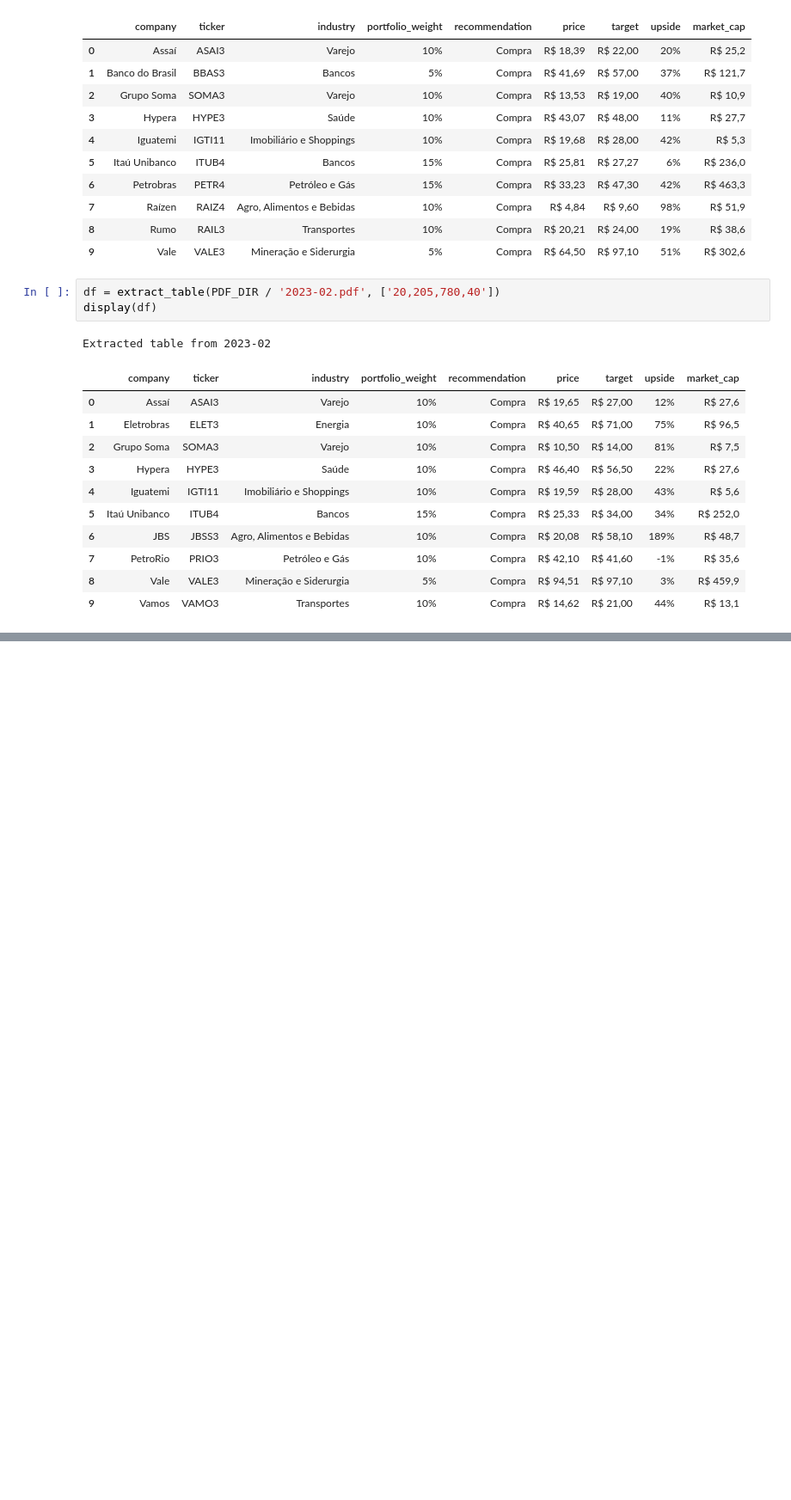
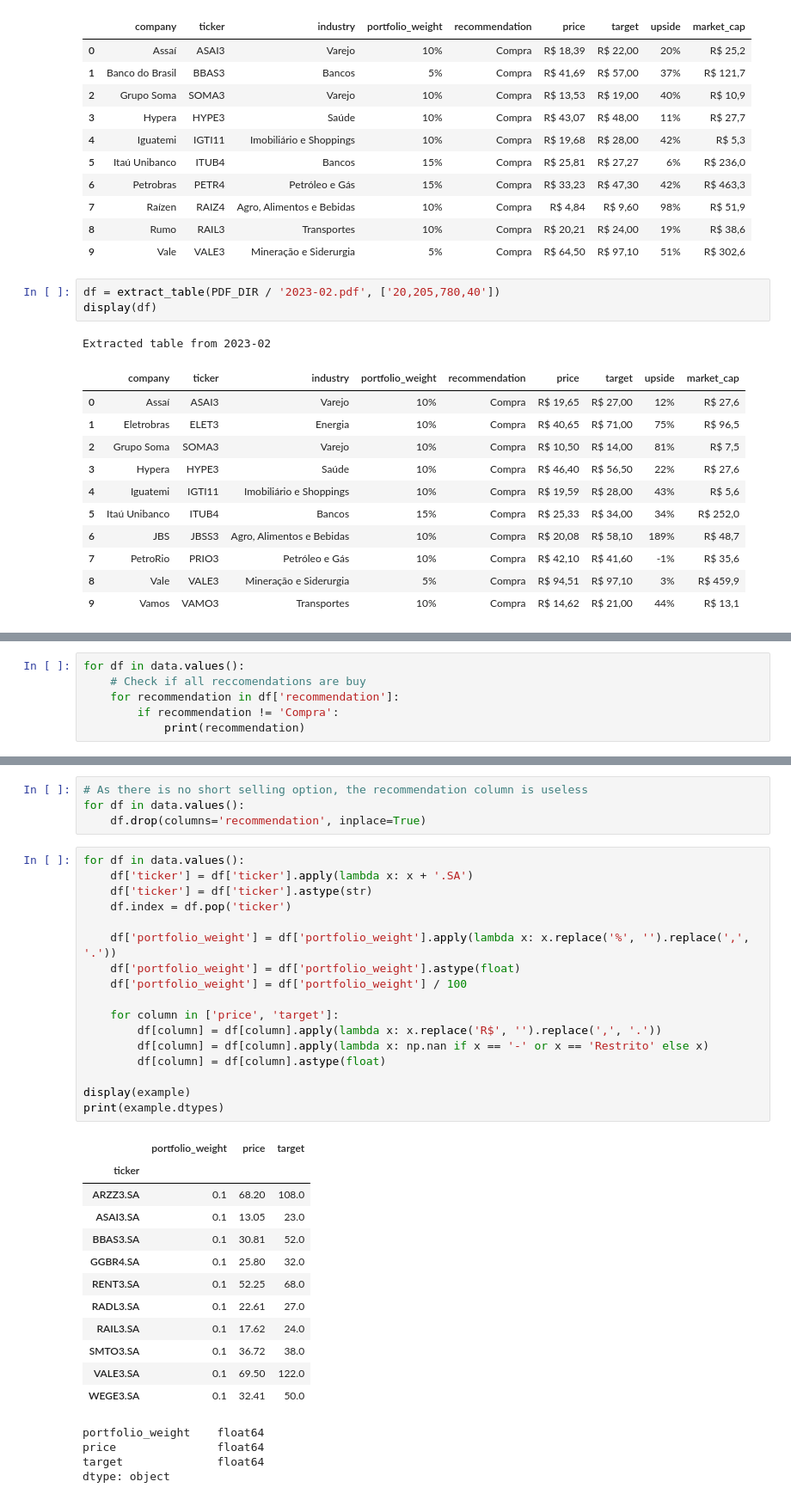
Before and after one commit to gabrielonishi/portifolio-balancing, a Jupyter notebook: notebooks/01-data-extraction.ipynb, the cells around one changed output, grey strips where cells are left out. Shown: that part at 86% size. Cells and saved outputs as stored; diff of their text form; blank space fills up the shorter version.

```diff
--- a/notebooks/01-data-extraction.ipynb
+++ b/notebooks/01-data-extraction.ipynb
@@ -204,0 +249,6 @@ data['2023-02'] = df
+# %%
+for df in data.values():
+    # Check if all reccomendations are buy
+    for recommendation in df['recommendation']:
+        if recommendation != 'Compra':
+            print(recommendation)
@@ -205 +269,39 @@ data['2023-02'] = df
+# %%
+# As there is no short selling option, the recommendation column is useless
+for df in data.values():
+    df.drop(columns='recommendation', inplace=True)
+# %%
+for df in data.values():
+    df['ticker'] = df['ticker'].apply(lambda x: x + '.SA')
+    df['ticker'] = df['ticker'].astype(str)
+    df.index = df.pop('ticker')
+
+    df['portfolio_weight'] = df['portfolio_weight'].apply(lambda x: x.replace('%', '').replace(',', '.'))
+    df['portfolio_weight'] = df['portfolio_weight'].astype(float)
+    df['portfolio_weight'] = df['portfolio_weight'] / 100
+
+    for column in ['price', 'target']:
+        df[column] = df[column].apply(lambda x: x.replace('R$', '').replace(',', '.'))
+        df[column] = df[column].apply(lambda x: np.nan if x == '-' or x == 'Restrito' else x)
+        df[column] = df[column].astype(float)
+
+display(example)
+print(example.dtypes)
+# %% [output]
+|  | portfolio_weight | price | target |
+| ticker |  |  |  |
+| ARZZ3.SA | 0.1 | 68.20 | 108.0 |
+| ASAI3.SA | 0.1 | 13.05 | 23.0 |
+| BBAS3.SA | 0.1 | 30.81 | 52.0 |
+| GGBR4.SA | 0.1 | 25.80 | 32.0 |
+| RENT3.SA | 0.1 | 52.25 | 68.0 |
+| RADL3.SA | 0.1 | 22.61 | 27.0 |
+| RAIL3.SA | 0.1 | 17.62 | 24.0 |
+| SMTO3.SA | 0.1 | 36.72 | 38.0 |
+| VALE3.SA | 0.1 | 69.50 | 122.0 |
+| WEGE3.SA | 0.1 | 32.41 | 50.0 |
+portfolio_weight    float64
+price               float64
+target              float64
+dtype: object
 # %%
```
Also changed, not shown: parts of 13 cells of this notebook, 33 other files.
